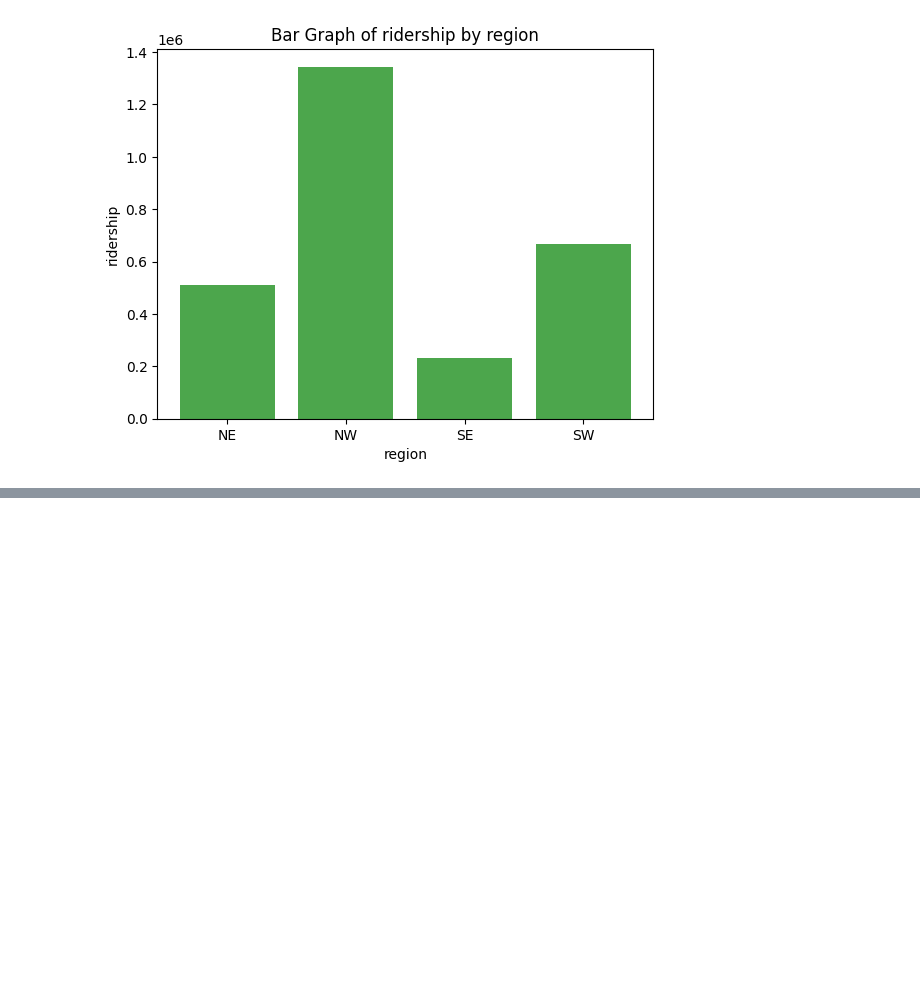
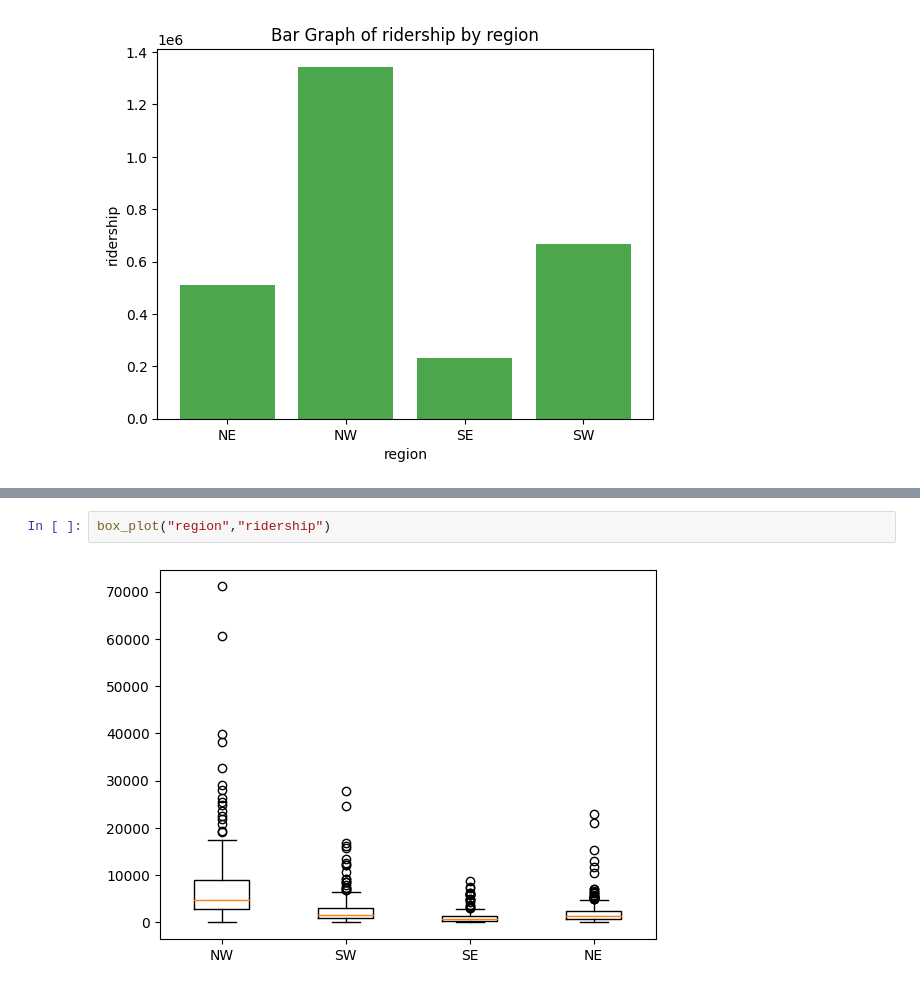
Before and after one commit to rpi11/DSAN5100, a Jupyter notebook: eda.ipynb, the cells around one changed output, grey strips where cells are left out. Saved outputs shown, nothing was run; the diff lists cells and outputs as text; blank space fills up the shorter version.

```diff
--- a/eda.ipynb
+++ b/eda.ipynb
@@ -53,0 +71,4 @@ hist_plot("region", "ridership")
+# %%
+box_plot("region","ridership")
+# %% [output]
+[figure, added]
```
Also changed, not shown: parts of 6 cells of this notebook.
